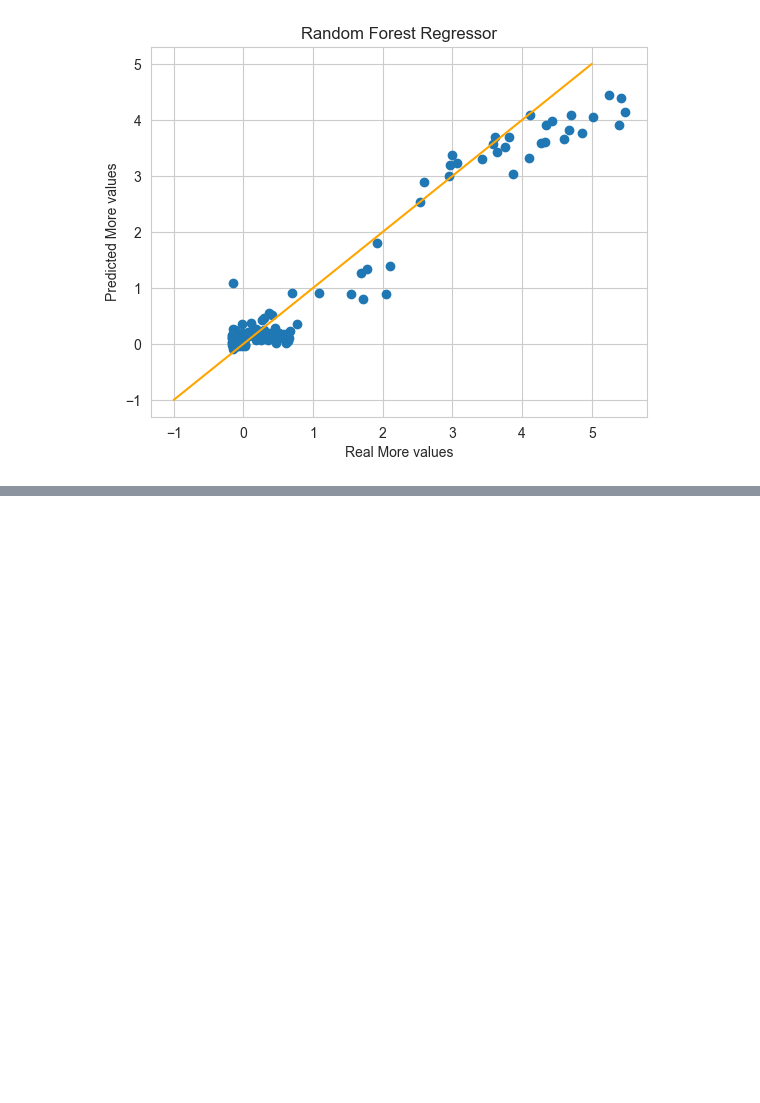
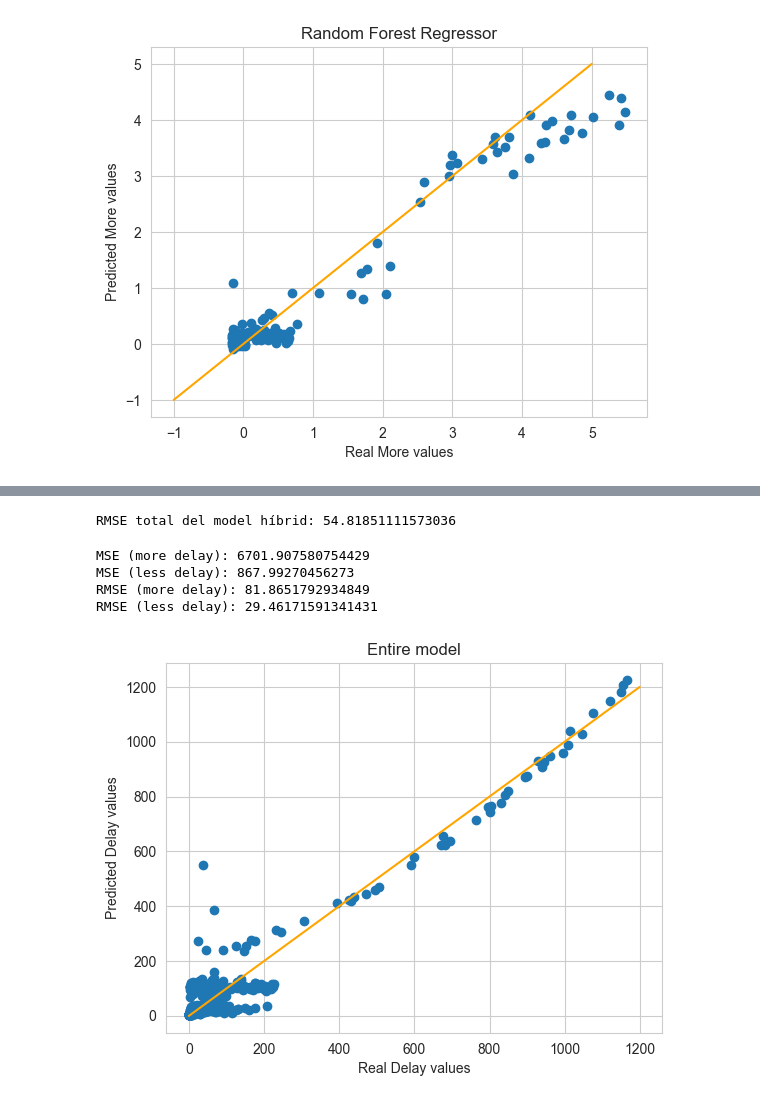
Before and after one commit to cmascarocatala/Kaggle_train_delay, a Jupyter notebook: Train_delay_analisy.ipynb, the cells around one changed output, grey strips where cells are left out. Cells and saved outputs as stored; diff of their text form; code cells hidden in the pictures; blank space fills up the shorter version.

```diff
--- a/Train_delay_analisy.ipynb
+++ b/Train_delay_analisy.ipynb
@@ -558,0 +562,8 @@ best_more_model = grid_more_poly.best_estimator_
+# %%
+y_pred_class = pd.Series(best_classifier.predict(X_test), name="y_pred_class")
+
+y_pred_class = pd.Series(
+    best_classifier.predict(X_test),
+    index=df_test.index,  # alineación perfecta
+    name="y_pred_class"
+)
@@ -558,0 +577,21 @@ best_more_model = grid_more_poly.best_estimator_
+# %%
+y_pred_scaled = np.zeros(len(X_test))
+for i,value in enumerate(y_pred_class):
+    if value == 1:
+        y_pred_scaled[i] = best_more_model.predict(X_test.iloc[[i]])[0]
+    else:
+        y_pred_scaled[i] = best_less_model.predict(X_test.iloc[[i]])[0]
+
+# Desnormalitzem
+xyscaled = np.column_stack([
+    df_test["Distance Between Stations (km)_scaled"],  # columna 1 escalada
+    y_pred_scaled                                      # columna 2 escalada (predicció)
+])
+y_pred_real=scaler.inverse_transform(xyscaled)
+y_pred_real=y_pred_real[:,1]
+
+
+mse_total = mean_squared_error(df_test["Historical Delay (min)"], y_pred_real)
+print("RMSE total del model híbrid:", np.sqrt(mse_total))
+# %% [output]
+RMSE total del model híbrid: 54.81851111573036
@@ -558,0 +601,26 @@ best_more_model = grid_more_poly.best_estimator_
+# %%
+mask_more = (y_pred_class == 1)
+mask_less = (y_pred_class == 0)
+
+mse_more = mean_squared_error(df_test["Historical Delay (min)"][mask_more], y_pred_real[mask_more])
+mse_less = mean_squared_error(df_test["Historical Delay (min)"][mask_less], y_pred_real[mask_less])
+
+print("MSE (more delay):", mse_more)
+print("MSE (less delay):", mse_less)
+
+print("RMSE (more delay):", np.sqrt(mse_more))
+print("RMSE (less delay):", np.sqrt(mse_less))
+# %% [output]
+MSE (more delay): 6701.907580754429
+MSE (less delay): 867.99270456273
+RMSE (more delay): 81.8651792934849
+RMSE (less delay): 29.46171591341431
+# %%
+plt.scatter(df_test["Historical Delay (min)"], y_pred_real)
+plt.xlabel("Real Delay values")
+plt.ylabel("Predicted Delay values")
+plt.plot([-1, 1200], [-1, 1200], c="orange")
+plt.title("Entire model")
+plt.show()
+# %% [output]
+[figure, added]
```
Also changed, not shown: parts of 4 cells of this notebook.
